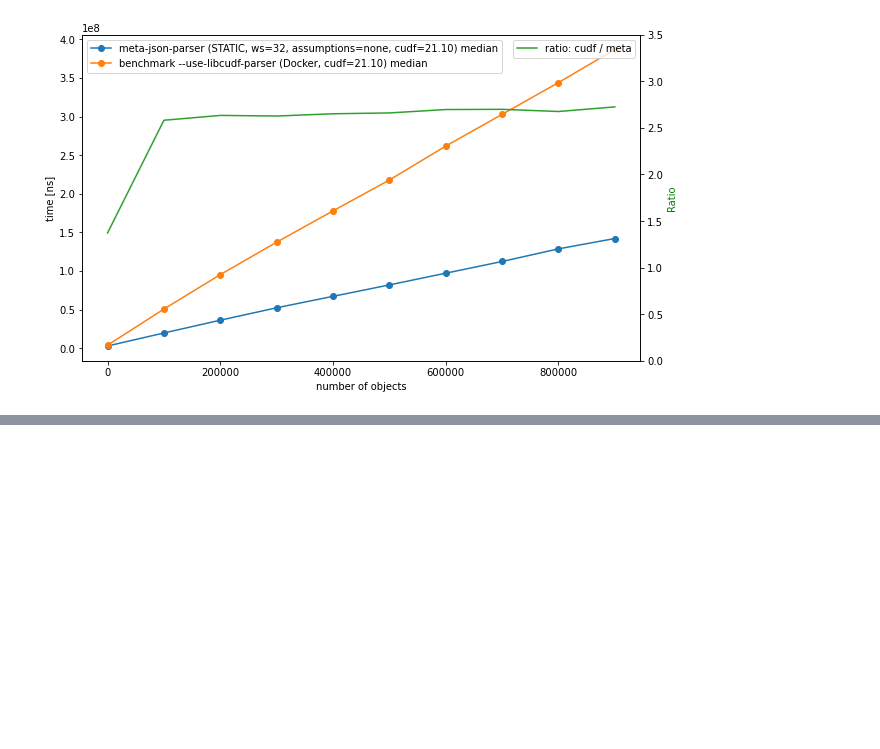
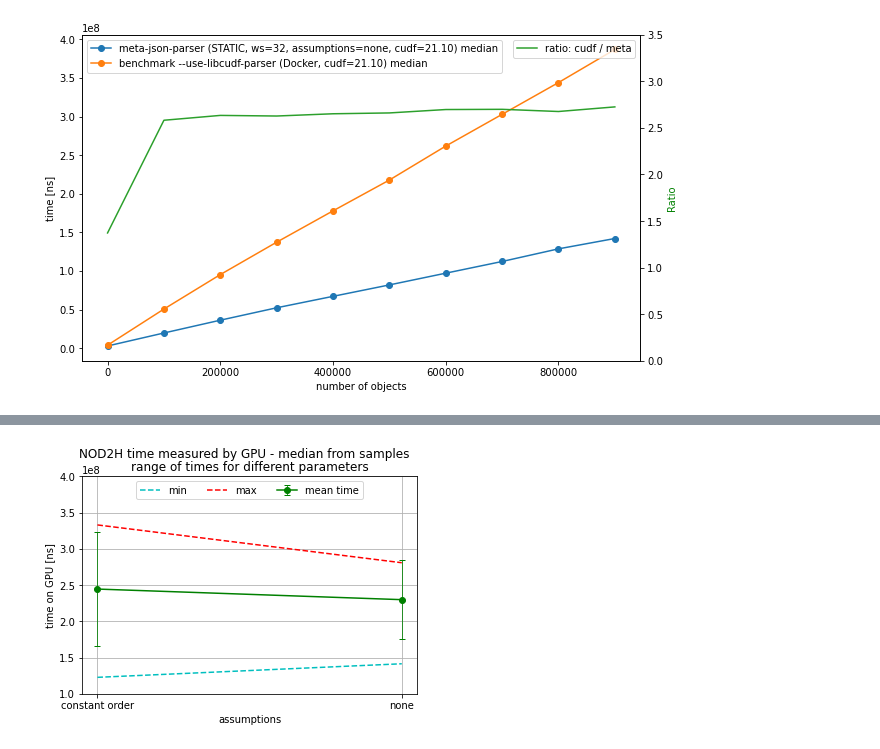
Before and after one commit to mis-wut/meta-json-parser, a Jupyter notebook: benchmark/notebooks/examine_benchmarks.ipynb, the cells around one changed output, grey strips where cells are left out. Saved outputs shown, nothing was run; the diff lists cells and outputs as text; code cells hidden in the pictures; blank space fills up the shorter version.

```diff
--- a/benchmark/notebooks/examine_benchmarks.ipynb
+++ b/benchmark/notebooks/examine_benchmarks.ipynb
@@ -516,0 +732,19 @@ ax.right_ax.legend(loc=0)
+# %%
+df = df_grid_ass_res
+
+fig, ax = plt.subplots()
+fig.suptitle('NOD2H time measured by GPU - median from samples')
+ax.set_title('range of times for different parameters')
+ax.errorbar(x=df.index, y=df['mean time'], yerr=df['stddev'],
+            linestyle='-', marker='o', elinewidth=0.8,capsize=3, color='g', label='mean time')
+ax.plot(df.index, df['min time'], linestyle='--', color='c', label='min')
+ax.plot(df.index, df['max time'], linestyle='--', color='r', label='max')
+ax.set(xlabel='assumptions',
+       ylabel='time on GPU [ns]',ylim=(1e8,4e8))
+ax.grid(visible=True)
+ax.legend(loc='upper center',ncol=3)
+
+plt.savefig('fig.png', transparent=False)
+plt.show()
+# %% [output]
+[figure, added]
```
Also changed, not shown: parts of 18 cells of this notebook.
